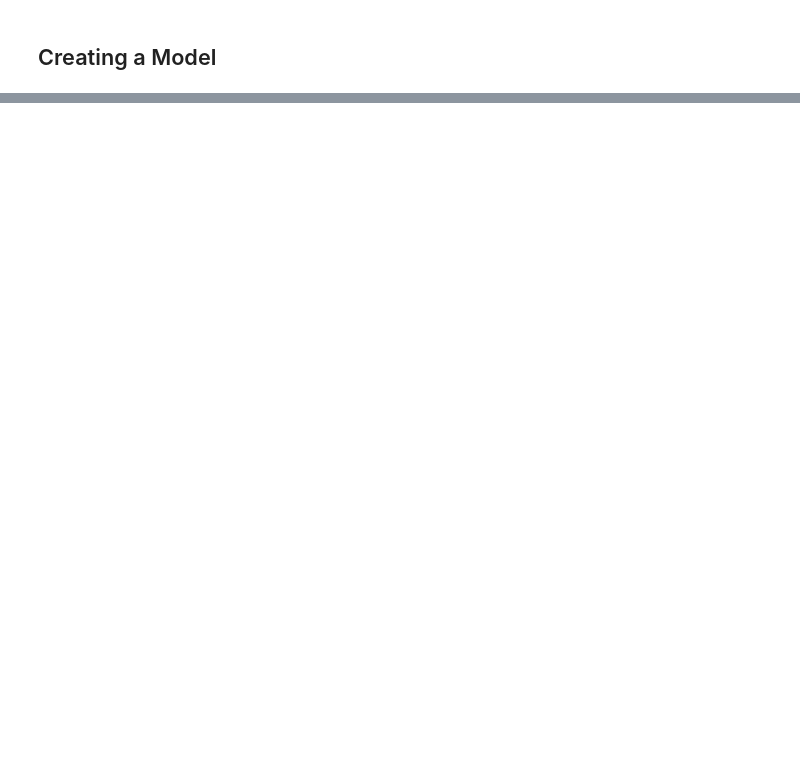
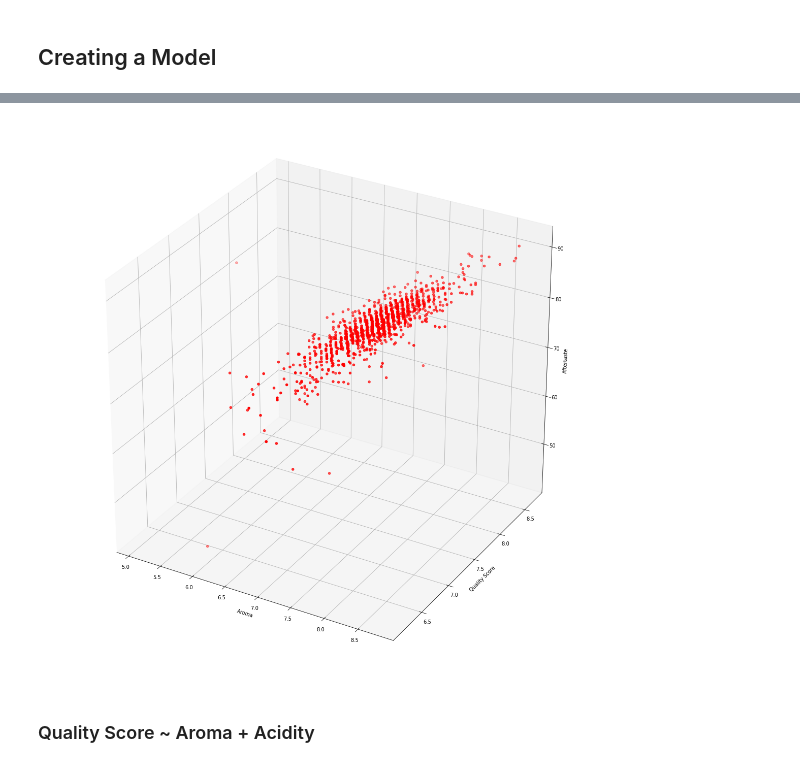
Before and after one commit to lasoya/Mod2_Project, a Jupyter notebook: Coffee_Analysis.ipynb, the cells around one changed output, grey strips where cells are left out. Saved outputs shown, nothing was run; the diff lists cells and outputs as text; code cells hidden in the pictures; blank space fills up the shorter version.

```diff
--- a/Coffee_Analysis.ipynb
+++ b/Coffee_Analysis.ipynb
@@ -536,7 +246,7 @@ arabica_moisture_dummies = pd.concat([arabica_cupperpts_dummies, Moisture_dummy]
 # %%
 defects1_dummy = pd.get_dummies(arabica_subset['Category One Defects'], prefix='Category_One_Defects')
 # %%
-arabica_defects1_dummies = pd.concat([arabica_moisture_dummies, defects1_dummy], axis = 1)
+arabica_defects1_dummies = pd.concat([arabica_subset, defects1_dummy], axis = 1)
 # %%
 defects2_dummy = pd.get_dummies(arabica_subset['Category Two Defects'], prefix='Category_Two_Defects')
 # %%
@@ -552,2 +274,8 @@ arabica_processing_dummies = pd.concat([arabica_country_dummies, processing_dumm
+# %%
+arabica_processing_dummies['AromaxFlavor'] = arabica_processing_dummies['Aroma']*arabica_processing_dummies['Flavor']
+# %%
+arabica_processing_dummies['AftertastexFlavor'] = arabica_processing_dummies['Aftertaste']*arabica_processing_dummies['Flavor']
+# %%
+arabica_processing_dummies['FlavorxProcessing'] = arabica_processing_dummies['Flavor']*arabica_processing_dummies['Flavor']
 # %% [markdown]
 ## Creating a Model
@@ -622,0 +459,21 @@ SyntaxError: invalid syntax (<unknown>, line 1)
+# %%
+from mpl_toolkits.mplot3d import Axes3D
+
+fig = plt.figure(figsize=(20,20))
+ax = fig.add_subplot(111, projection='3d')
+
+x =arabica_processing_dummies['Aroma']
+y =arabica_processing_dummies['Aftertaste']
+z =arabica_processing_dummies['quality_score']
+
+ax.scatter(x, y, z, c='r', marker='o')
+
+ax.set_xlabel('Aroma')
+ax.set_ylabel('Quality Score')
+ax.set_zlabel('Aftertaste')
+
+plt.show()
+# %% [output]
+[figure, added]
+# %% [markdown]
+### Quality Score ~ Aroma + Acidity
```
Also changed, not shown: parts of 279 cells of this notebook, 1 other file.
